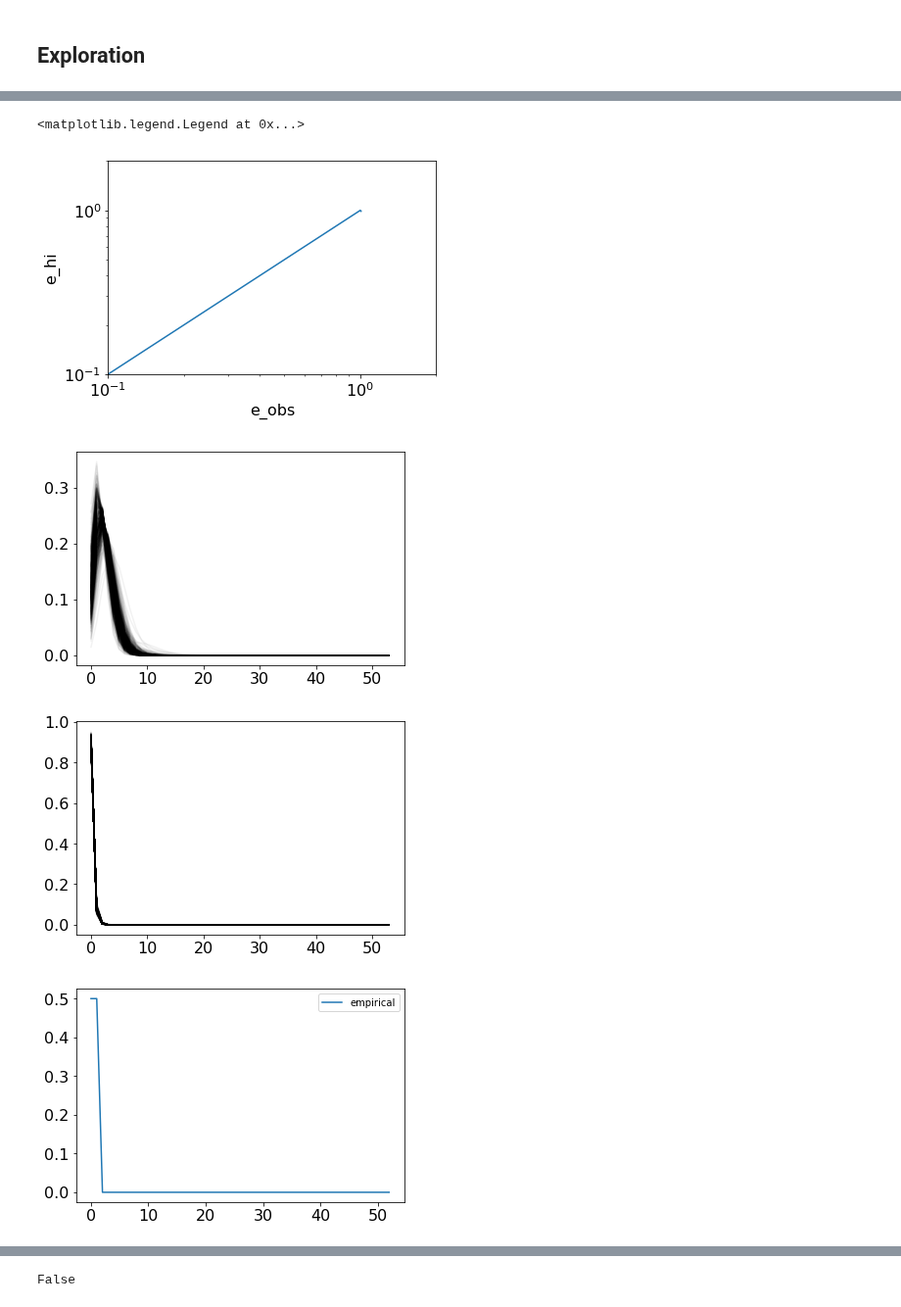
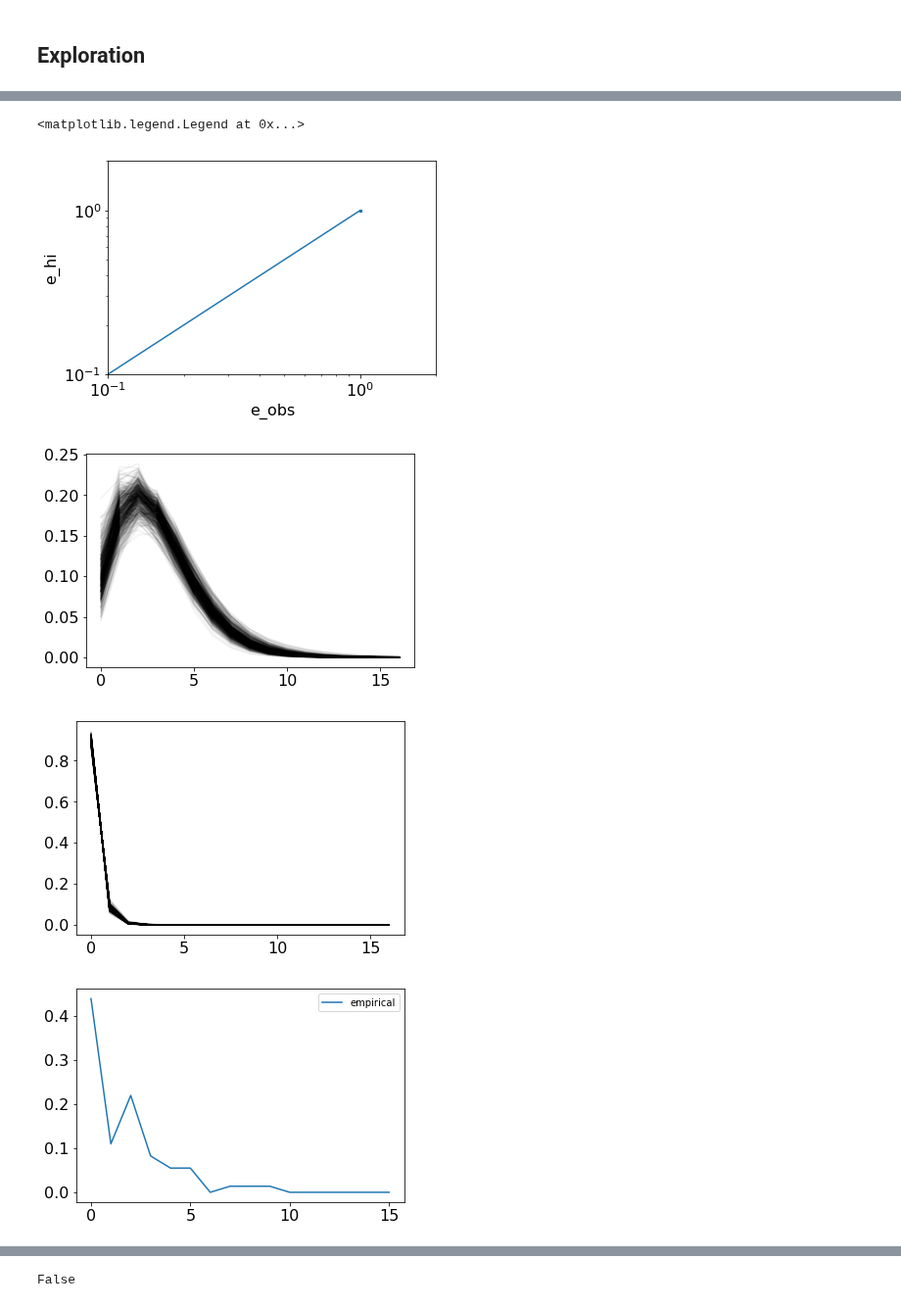
Before and after one commit to broadinstitute/CellBender, a Jupyter notebook: proto/chimera/notebooks/dtm_exploration.ipynb, the cells around one changed output, grey strips where cells are left out. Shown at 98% size. Saved outputs shown, nothing was run; the diff lists cells and outputs as text; code cells hidden in the pictures.

```diff
--- a/proto/chimera/notebooks/dtm_exploration.ipynb
+++ b/proto/chimera/notebooks/dtm_exploration.ipynb
@@ -754,5 +585,5 @@ with torch.no_grad():
 # %%
-gene_index = 17002 #sc_fingerprint_base.gene_idx_list.index(5718)
+gene_index = 9000  #sc_fingerprint_base.gene_idx_list.index(5718)
 
 sampler = PosteriorGeneExpressionSampler(model, device, dtype)
 expr_dict = sampler.get_gene_expression_posterior_sampling_summary(
@@ -775,22 +606,22 @@ expr_dict = sampler.get_gene_expression_posterior_sampling_summary(
 
 e_hi = expr_dict['e_hi_map']
 
-data = sampler._generate_single_gene_minibatch_data(
+
+
+data = sc_fingerprint_dtm.generate_single_gene_minibatch_data(
     gene_index, np.arange(0, sc_fingerprint_dtm.n_cells), 1)
-expr_params_dict = gene_expression_prior.forward(
-    data['gene_index_tensor'],
-    data['cell_index_tensor'],
-    data['total_obs_molecules_per_cell_tensor']/model.mean_total_molecules_per_cell,
-    data['cell_features_tensor'],
-    data['total_obs_reads_per_cell_tensor'],
-    data['downsampling_rate_tensor'])
-mu_e_hi_n = expr_params_dict['log_mu_e_hi_n'].exp()
-phi_e_hi_n = expr_params_dict['log_phi_e_hi_n'].exp()
-logit_p_zero_e_hi_n = expr_params_dict['logit_p_zero_e_hi_n']
+beta_loc_nr, _ = gene_expression_prior.forward(data)
+eta_n = data['total_obs_molecules_per_cell_tensor'] / model.mean_total_molecules_per_cell
+mu_e_hi_n = torch.exp(beta_loc_nr[:, 0] + beta_loc_nr[:, 1] * eta_n.log())
+phi_e_hi_n = beta_loc_nr[:, 2].exp()
+logit_p_zero_e_hi_n = beta_loc_nr[:, 3]
+
 e_hi_prior_dist = ZeroInflatedNegativeBinomial(
-    logit_zero=logit_p_zero_e_hi_n,
+    logit_p_zero=logit_p_zero_e_hi_n,
     mu=mu_e_hi_n,
     phi=phi_e_hi_n)
+
+
 
 e_obs = np.asarray(sc_fingerprint_dtm.sparse_count_matrix_csc[:, gene_index].todense()).squeeze(1)
 mean_e_obs = np.mean(e_obs)
@@ -848,9 +679,7 @@ for i in range(n_posterior_samples):
     plt.plot(p_lo[i, :], alpha=0.05, color='black')
 
 
-collapsed_slice = gene_index + sc_fingerprint_dtm.n_genes * np.arange(sc_fingerprint_dtm.n_cells)
-empircal_fsd = np.asarray(
-    sc_fingerprint_dtm.collapsed_csr_fingerprint_matrix_scipy[collapsed_slice, :].todense())
+empircal_fsd = sc_fingerprint_dtm.get_single_gene_dense_fingerprint_array(gene_index, None)
 empircal_fsd = empircal_fsd / (1e-12 + np.sum(empircal_fsd, -1)[:, None])
 empircal_fsd = np.sum(empircal_fsd, 0)
 empircal_fsd = empircal_fsd / np.sum(empircal_fsd)
@@ -872,8 +701,8 @@ p_obs_hi: 0.881 +- 0.041
 <matplotlib.legend.Legend at 0x...>
 [figure]
-[figure, old version]
+[figure, new version]
-[figure, old version]
+[figure, new version]
-[figure, old version]
+[figure, new version]
 # %%
 plt.figure(figsize=(18,4))
 
```
Also changed, not shown: parts of 51 cells of this notebook, 2 other files.
